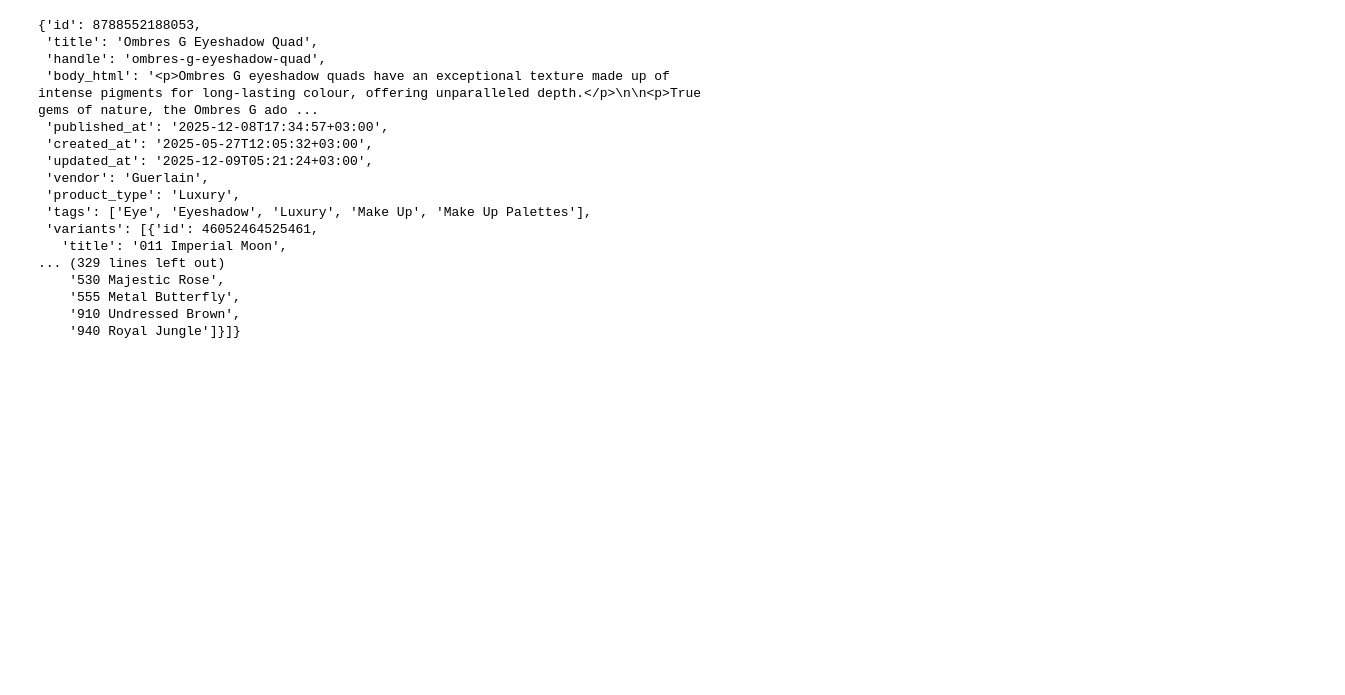
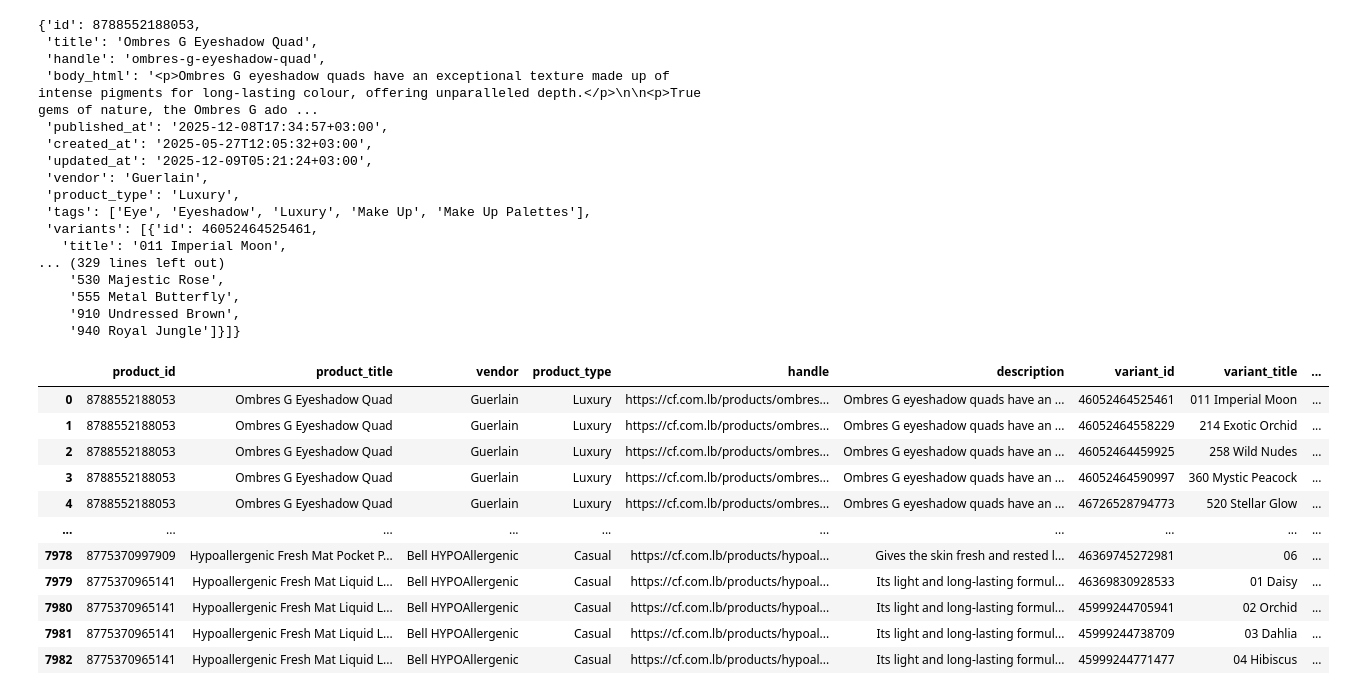
Before and after one commit to amien1410/amien-scrapers, a Jupyter notebook: CendEf_Scraper.ipynb, the cells around one changed output. Saved outputs shown, nothing was run; the diff lists cells and outputs as text; code cells hidden in the pictures; blank space fills up the shorter version.

```diff
--- a/CendEf_Scraper.ipynb
+++ b/CendEf_Scraper.ipynb
@@ -503,3 +632,92 @@ products[0]
     '555 Metal Butterfly',
     '910 Undressed Brown',
     '940 Royal Jungle']}]}
+# %%
+import pandas as pd
+
+def flatten_products(products: list[dict]) -> pd.DataFrame:
+    rows = []
+
+    for product in products:
+        product_id = product.get("product_id")
+        product_title = product.get("title", "")
+        vendor = product.get("vendor", "")
+        product_type = product.get("product_type", "")
+        handle = product.get("handle", "")
+        description = product.get("body_html_clean", "")
+
+        # SAFELY resolve default image
+        images = product.get("images") or []
+        default_image = images[0] if images else None
+
+        # Prepare default values
+        option_colors = []
+        option_sizes = []
+
+        # Options can be dict OR list
+        options = product.get("options", {})
+
+        if isinstance(options, dict):
+            option_colors = options.get("color", [])
+            option_sizes = options.get("size", [])
+        elif isinstance(options, list):
+            for opt in options:
+                name = (opt.get("name") or "").lower()
+                if name == "color":
+                    option_colors = opt.get("values", [])
+                if name == "size":
+                    option_sizes = opt.get("values", [])
+
+        for variant in product.get("variants", []):
+            variant_title = variant.get("title") or product_title
+
+            # Replace default title
+            if variant_title.lower() == "default title":
+                variant_title = product_title
+
+            # Fallback to product image
+            image = variant.get("image") or default_image
+
+            color = variant_title if variant_title in option_colors else None
+            size = variant_title if variant_title in option_sizes else None
+
+            rows.append({
+                "product_id": product_id,
+                "product_title": product_title,
+                "vendor": vendor,
+                "product_type": product_type,
+                "handle": handle,
+                "description": description,
+                "variant_id": variant.get("variant_id"),
+                "variant_title": variant_title,
+                "sku": variant.get("sku"),
+                "price": variant.get("price"),
+                "color": color,
+                "size": size,
+                "available": variant.get("available"),
+                "grams": variant.get("grams"),
+                "barcode": variant.get("barcode"),
+                "image": image
+            })
+
+    return pd.DataFrame(rows)
+
+
+
+df = flatten_products(products)
+
+# Display as table in Colab (Excel-ready)
+df
+# %% [output]
+|  | product_id | product_title | vendor | product_type | handle | description | variant_id | variant_title | ... |
+| 0 | 8788552188053 | Ombres G Eyeshadow Quad | Guerlain | Luxury | https://cf.com.lb/products/ombres... | Ombres G eyeshadow quads have an ... | 46052464525461 | 011 Imperial Moon | ... |
+| 1 | 8788552188053 | Ombres G Eyeshadow Quad | Guerlain | Luxury | https://cf.com.lb/products/ombres... | Ombres G eyeshadow quads have an ... | 46052464558229 | 214 Exotic Orchid | ... |
+| 2 | 8788552188053 | Ombres G Eyeshadow Quad | Guerlain | Luxury | https://cf.com.lb/products/ombres... | Ombres G eyeshadow quads have an ... | 46052464459925 | 258 Wild Nudes | ... |
+| 3 | 8788552188053 | Ombres G Eyeshadow Quad | Guerlain | Luxury | https://cf.com.lb/products/ombres... | Ombres G eyeshadow quads have an ... | 46052464590997 | 360 Mystic Peacock | ... |
+| 4 | 8788552188053 | Ombres G Eyeshadow Quad | Guerlain | Luxury | https://cf.com.lb/products/ombres... | Ombres G eyeshadow quads have an ... | 46726528794773 | 520 Stellar Glow | ... |
+| ... | ... | ... | ... | ... | ... | ... | ... | ... | ... |
+| 7978 | 8775370997909 | Hypoallergenic Fresh Mat Pocket P... | Bell HYPOAllergenic | Casual | https://cf.com.lb/products/hypoal... | Gives the skin fresh and rested l... | 46369745272981 | 06 | ... |
+| 7979 | 8775370965141 | Hypoallergenic Fresh Mat Liquid L... | Bell HYPOAllergenic | Casual | https://cf.com.lb/products/hypoal... | Its light and long-lasting formul... | 46369830928533 | 01 Daisy | ... |
+| 7980 | 8775370965141 | Hypoallergenic Fresh Mat Liquid L... | Bell HYPOAllergenic | Casual | https://cf.com.lb/products/hypoal... | Its light and long-lasting formul... | 45999244705941 | 02 Orchid | ... |
+| 7981 | 8775370965141 | Hypoallergenic Fresh Mat Liquid L... | Bell HYPOAllergenic | Casual | https://cf.com.lb/products/hypoal... | Its light and long-lasting formul... | 45999244738709 | 03 Dahlia | ... |
+| 7982 | 8775370965141 | Hypoallergenic Fresh Mat Liquid L... | Bell HYPOAllergenic | Casual | https://cf.com.lb/products/hypoal... | Its light and long-lasting formul... | 45999244771477 | 04 Hibiscus | ... |
```
Also changed, not shown: parts of 8 cells of this notebook.
